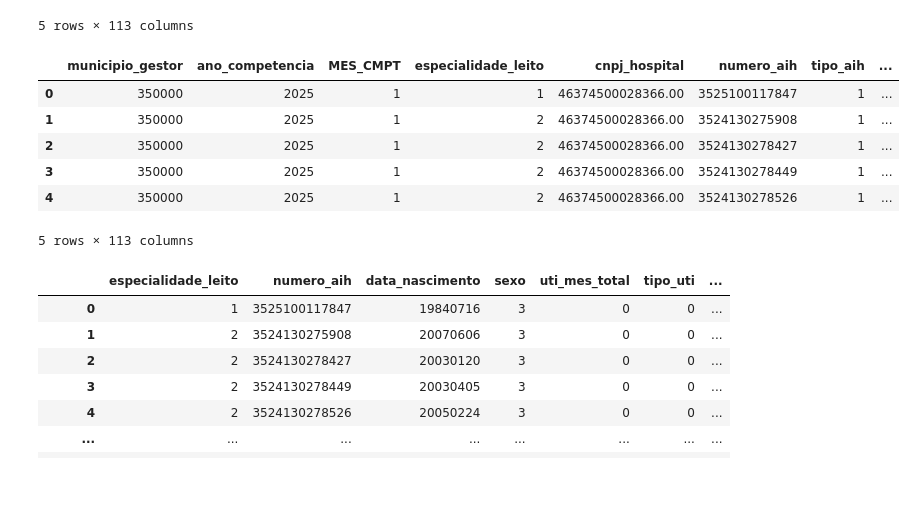
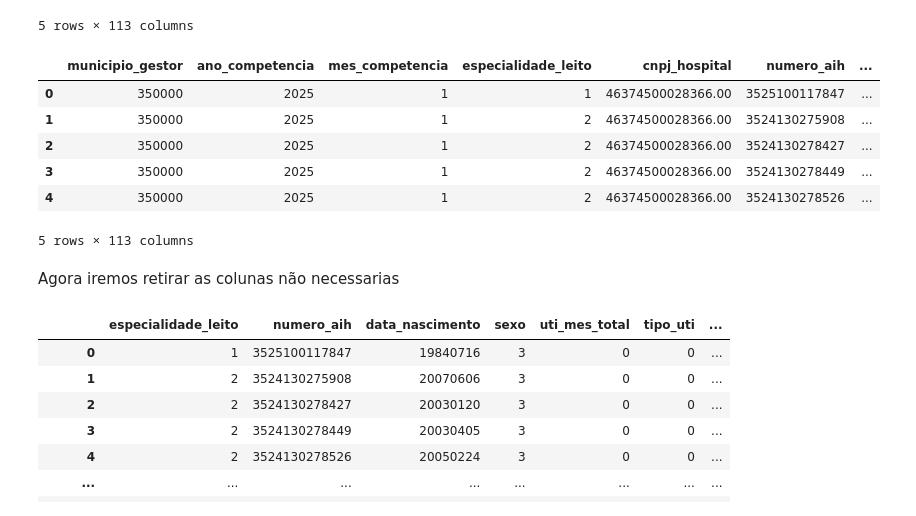
Before and after one commit to Carolina-Silva/TCC, a Jupyter notebook: notebooks/02_eda.ipynb, the cells around one changed output. Drawn from its saved outputs; the diff is of its cells as text; code cells hidden in the pictures; blank space fills up the shorter version.

```diff
--- a/notebooks/02_eda.ipynb
+++ b/notebooks/02_eda.ipynb
@@ -24,7 +24,7 @@ print(f"Raiz do projeto: {ROOT}")
 # %% [output]
 Raiz do projeto: /home/carolina/Documents/TCC Documentos/TCC
 # %%
-pd.set_option('display.max_columns', 60)
+#pd.set_option('display.max_columns', 60)
 pd.set_option('display.float_format', '{:.2f}'.format)
 
 #  Caminhos
@@ -36,17 +36,6 @@ PROCESSED   = Path(ROOT,'data/processed')
 INTERIM.mkdir(parents=True, exist_ok=True)
 PROCESSED.mkdir(parents=True, exist_ok=True)
 
-# CIDs de interesse: I21 e seus subcódigos (I21.0 a I21.9)
-CID_IAM = ['I21', 'I210', 'I211', 'I212', 'I213', 'I214',
-            'I219', 'I21.0', 'I21.1', 'I21.2', 'I21.3',
-            'I21.4', 'I21.9']
-
-# Separador dos CSVs do pysus (ajuste se necessário)
-SEP = ';'
-
-# Encoding padrão DATASUS
-ENCODING = 'latin-1'
-
 print('✓ Configurações carregadas')
 print(f'  SIH  → {RAW_SIH}')
 print(f'  CNES → {RAW_CNES}')
@@ -57,5 +48,2 @@ print(f'  CNES → {RAW_CNES}')
 # %%
 arquivos_sih = sorted(glob.glob(str(RAW_SIH / '*.csv')))
-print(f'Arquivos SIH encontrados: {len(arquivos_sih)}')
-for f in arquivos_sih:
-    print(f'  {Path(f).name}')
@@ -107,6 +66,7 @@ rename_dict
 # %%
-df = pd.read_csv(arquivos_sih[0])
-df.head(5)
+# carregando um mes de SIH
+df_sih = pd.read_csv(arquivos_sih[0])
+df_sih.head(5)
 # %% [output]
 |  | UF_ZI | ANO_CMPT | MES_CMPT | ESPEC | CGC_HOSP | N_AIH | IDENT | CEP | MUNIC_RES | NASC | ... |
 | 0 | 350000 | 2025 | 1 | 1 | 46374500028366.00 | 3525100117847 | 1 | 11704840 | 354100 | 19840716 | ... |
@@ -116,16 +76,19 @@ df.head(5)
 | 4 | 350000 | 2025 | 1 | 2 | 46374500028366.00 | 3524130278526 | 1 | 11730000 | 353110 | 20050224 | ... |
 5 rows × 113 columns
 # %%
-df = df.rename(columns=rename_dict)
-df.head(5)
+# renomear colunas de df
+df_sih = df_sih.rename(columns=rename_dict)
+df_sih.head(5)
 # %% [output]
-|  | municipio_gestor | ano_competencia | MES_CMPT | especialidade_leito | cnpj_hospital | numero_aih | tipo_aih | ... |
-| 0 | 350000 | 2025 | 1 | 1 | 46374500028366.00 | 3525100117847 | 1 | ... |
-| 1 | 350000 | 2025 | 1 | 2 | 46374500028366.00 | 3524130275908 | 1 | ... |
-| 2 | 350000 | 2025 | 1 | 2 | 46374500028366.00 | 3524130278427 | 1 | ... |
-| 3 | 350000 | 2025 | 1 | 2 | 46374500028366.00 | 3524130278449 | 1 | ... |
-| 4 | 350000 | 2025 | 1 | 2 | 46374500028366.00 | 3524130278526 | 1 | ... |
+|  | municipio_gestor | ano_competencia | mes_competencia | especialidade_leito | cnpj_hospital | numero_aih | ... |
+| 0 | 350000 | 2025 | 1 | 1 | 46374500028366.00 | 3525100117847 | ... |
+| 1 | 350000 | 2025 | 1 | 2 | 46374500028366.00 | 3524130275908 | ... |
+| 2 | 350000 | 2025 | 1 | 2 | 46374500028366.00 | 3524130278427 | ... |
+| 3 | 350000 | 2025 | 1 | 2 | 46374500028366.00 | 3524130278449 | ... |
+| 4 | 350000 | 2025 | 1 | 2 | 46374500028366.00 | 3524130278526 | ... |
 5 rows × 113 columns
+# %% [markdown]
+Agora iremos retirar as colunas não necessarias
 # %%
 cols_keep = [
     "especialidade_leito",
```
Also changed, not shown: parts of 31 cells of this notebook.
